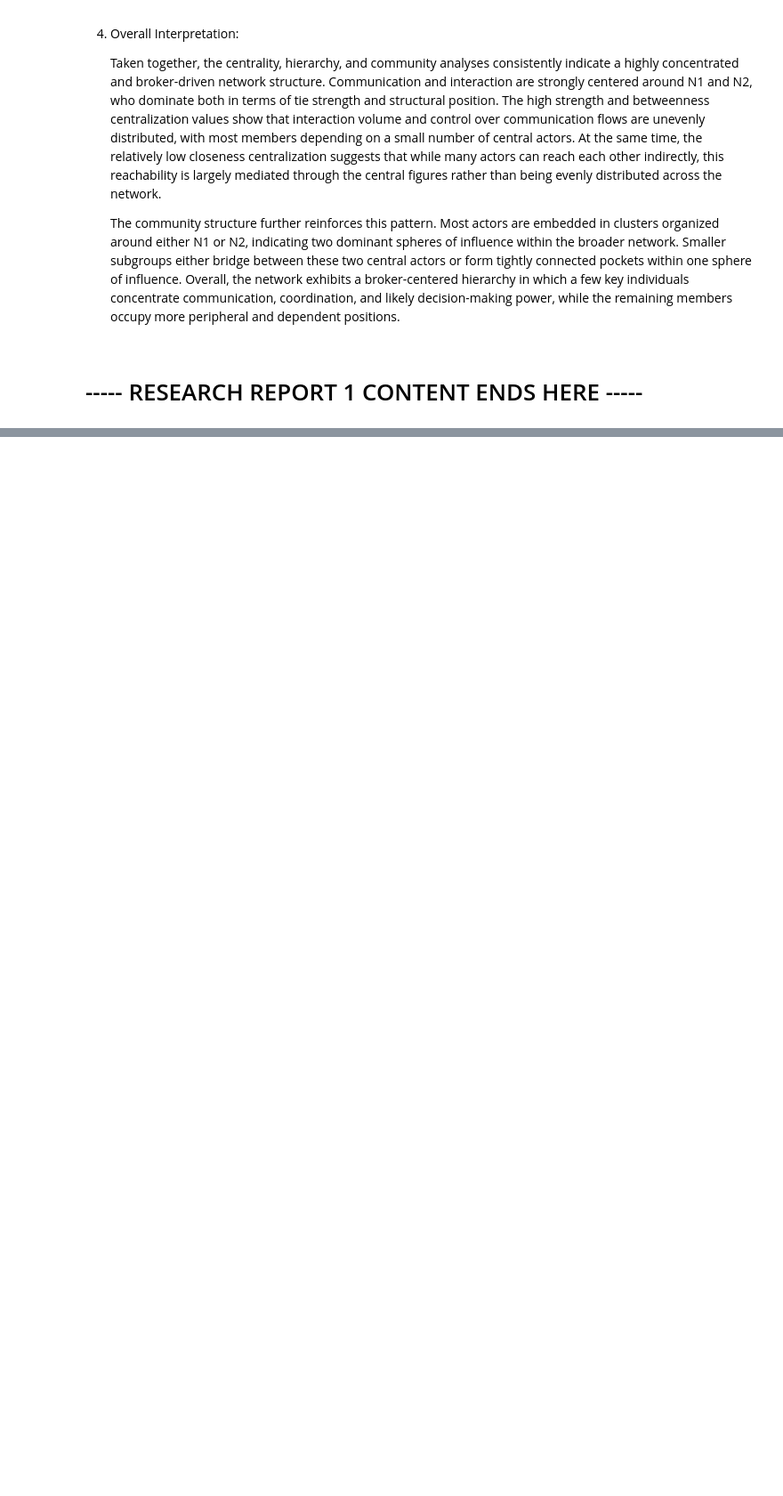
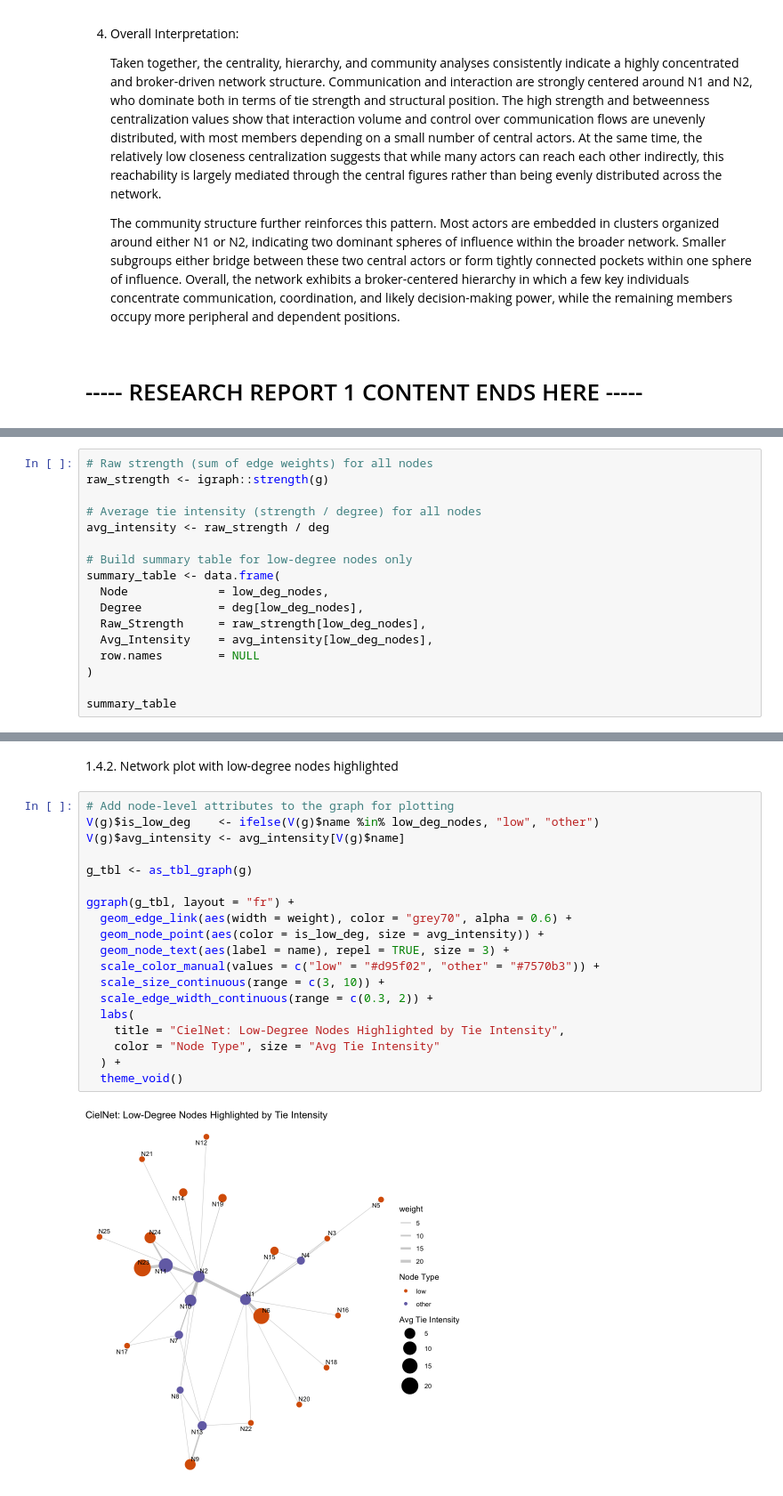
Before and after one commit to ananya923/Social-Networks-Analysis-SOCIOL728, a Jupyter notebook: Research Reports/research-report-02.ipynb, the cells around one changed output, grey strips where cells are left out. Shown at 89% size. Drawn from its saved outputs; the diff is of its cells as text; blank space fills up the shorter version.

```diff
--- a/Research Reports/research-report-02.ipynb
+++ b/Research Reports/research-report-02.ipynb
@@ -369,0 +423,17 @@ A caveat about sample size: 25 is a small sample size for an ERGM, although othe
+# %%
+# Raw strength (sum of edge weights) for all nodes
+raw_strength <- igraph::strength(g)
+
+# Average tie intensity (strength / degree) for all nodes
+avg_intensity <- raw_strength / deg
+
+# Build summary table for low-degree nodes only
+summary_table <- data.frame(
+  Node             = low_deg_nodes,
+  Degree           = deg[low_deg_nodes],
+  Raw_Strength     = raw_strength[low_deg_nodes],
+  Avg_Intensity    = avg_intensity[low_deg_nodes],
+  row.names        = NULL
+)
+
+summary_table
@@ -369,0 +538,23 @@ A caveat about sample size: 25 is a small sample size for an ERGM, although othe
+# %% [markdown]
+1.4.2. Network plot with low-degree nodes highlighted
+# %%
+# Add node-level attributes to the graph for plotting
+V(g)$is_low_deg    <- ifelse(V(g)$name %in% low_deg_nodes, "low", "other")
+V(g)$avg_intensity <- avg_intensity[V(g)$name]
+
+g_tbl <- as_tbl_graph(g)
+
+ggraph(g_tbl, layout = "fr") +
+  geom_edge_link(aes(width = weight), color = "grey70", alpha = 0.6) +
+  geom_node_point(aes(color = is_low_deg, size = avg_intensity)) +
+  geom_node_text(aes(label = name), repel = TRUE, size = 3) +
+  scale_color_manual(values = c("low" = "#d95f02", "other" = "#7570b3")) +
+  scale_size_continuous(range = c(3, 10)) +
+  scale_edge_width_continuous(range = c(0.3, 2)) +
+  labs(
+    title = "CielNet: Low-Degree Nodes Highlighted by Tie Intensity",
+    color = "Node Type", size = "Avg Tie Intensity"
+  ) +
+  theme_void()
+# %% [output]
+[figure, added]
```
Also changed, not shown: parts of 38 cells of this notebook.
